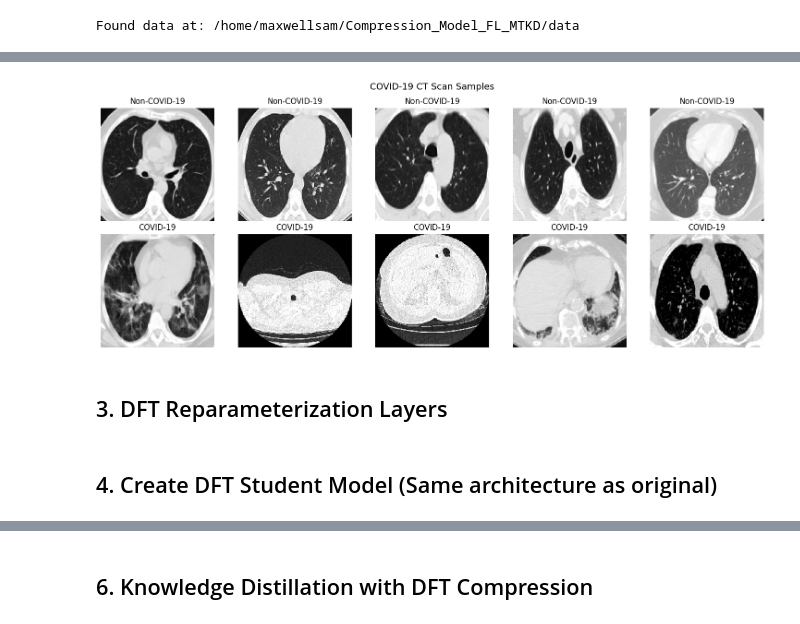
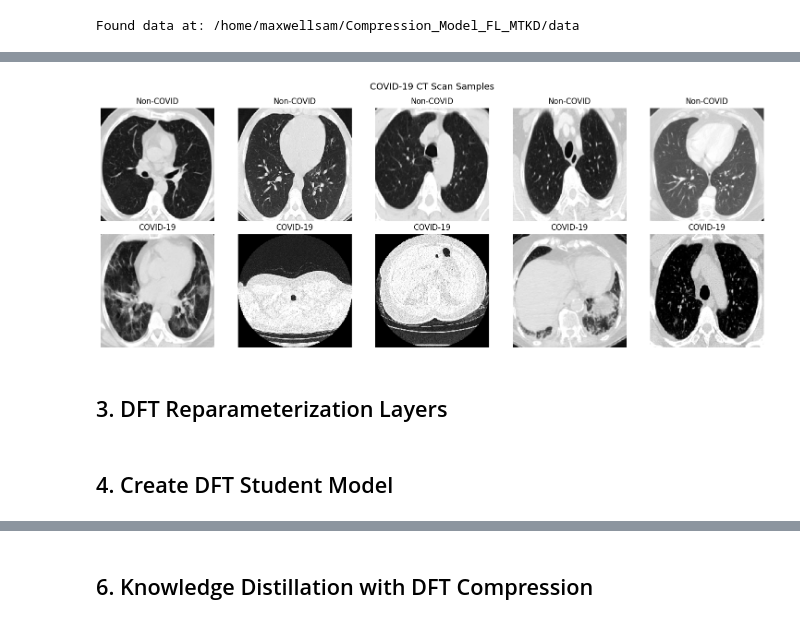
Before and after one commit to kobinasam/Progressive-Hybrid-Compression-FL_MTKD_PHC, a Jupyter notebook: FL_MTKD_DFT_COMPRESSION.ipynb, the cells around one changed output, grey strips where cells are left out. Drawn from its saved outputs; the diff is of its cells as text; code cells hidden in the pictures.

```diff
--- a/FL_MTKD_DFT_COMPRESSION.ipynb
+++ b/FL_MTKD_DFT_COMPRESSION.ipynb
@@ -178,35 +169,25 @@ Created 3 federated client datasets
 # %%
-# Visualize some COVID-19 CT scan samples
 fig, axes = plt.subplots(2, 5, figsize=(15, 6))
+combined_train_x = np.concatenate([d[0] for d in client_data])
+combined_train_y = np.concatenate([d[1] for d in client_data])
 
-# Get indices for each class
-combined_train_x = np.concatenate([train_features_dataset1_fed, train_features_dataset2_fed, train_features_dataset3_fed])
-combined_train_y = np.concatenate([train_labels_dataset1_fed, train_labels_dataset2_fed, train_labels_dataset3_fed])
-
-class_0_idx = np.where(combined_train_y[:, 0] == 1)[0][:5] if combined_train_y.shape[1] > 1 else np.where(combined_train_y == 0)[0][:5]
-class_1_idx = np.where(combined_train_y[:, 1] == 1)[0][:5] if combined_train_y.shape[1] > 1 else np.where(combined_train_y == 1)[0][:5]
+class_0_idx = np.where(combined_train_y[:, 0] == 1)[0][:5]
+class_1_idx = np.where(combined_train_y[:, 1] == 1)[0][:5]
 
 for i in range(min(5, len(class_0_idx))):
     img = combined_train_x[class_0_idx[i]]
-    if len(img.shape) == 3:
-        img = img[:,:,0]
-    axes[0, i].imshow(img, cmap='gray')
-    axes[0, i].set_title('Non-COVID-19')
-    axes[0, i].axis('off')
+    if len(img.shape) == 3: img = img[:,:,0]
+    axes[0, i].imshow(img, cmap='gray'); axes[0, i].set_title('Non-COVID'); axes[0, i].axis('off')
 
 for i in range(min(5, len(class_1_idx))):
     img = combined_train_x[class_1_idx[i]]
-    if len(img.shape) == 3:
-        img = img[:,:,0]
-    axes[1, i].imshow(img, cmap='gray')
-    axes[1, i].set_title('COVID-19')
-    axes[1, i].axis('off')
+    if len(img.shape) == 3: img = img[:,:,0]
+    axes[1, i].imshow(img, cmap='gray'); axes[1, i].set_title('COVID-19'); axes[1, i].axis('off')
 
 plt.suptitle('COVID-19 CT Scan Samples', fontsize=14)
-plt.tight_layout()
-plt.show()
+plt.tight_layout(); plt.show()
 # %% [output]
-[figure, old version]
+[figure, new version]
 # %% [markdown]
 ## 3. DFT Reparameterization Layers
 # %%
@@ -393,6 +342,6 @@ class DFTDense(tf.keras.layers.Layer):
             output = self.activation(output)
         return output
 # %% [markdown]
-## 4. Create DFT Student Model (Same architecture as original)
+## 4. Create DFT Student Model
 # %%
 def create_dft_student_model(lambda_rate=LAMBDA_RATE):
```
Also changed, not shown: parts of 32 cells of this notebook.
